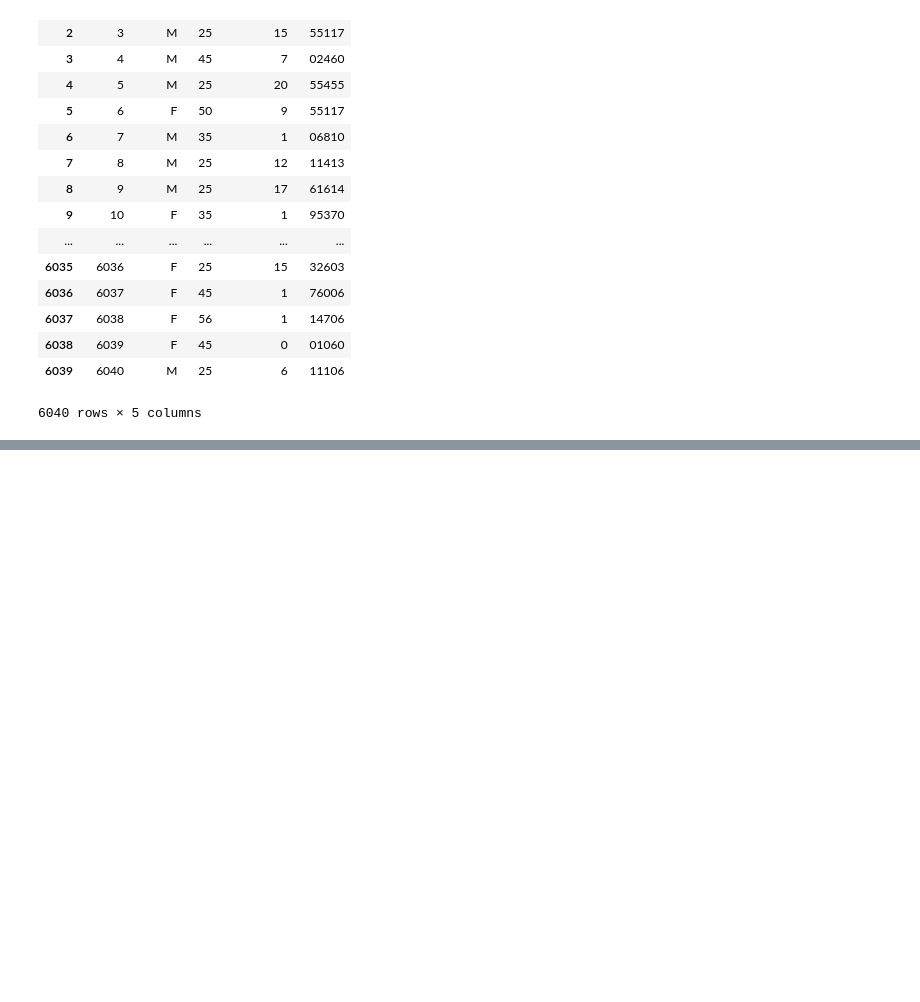
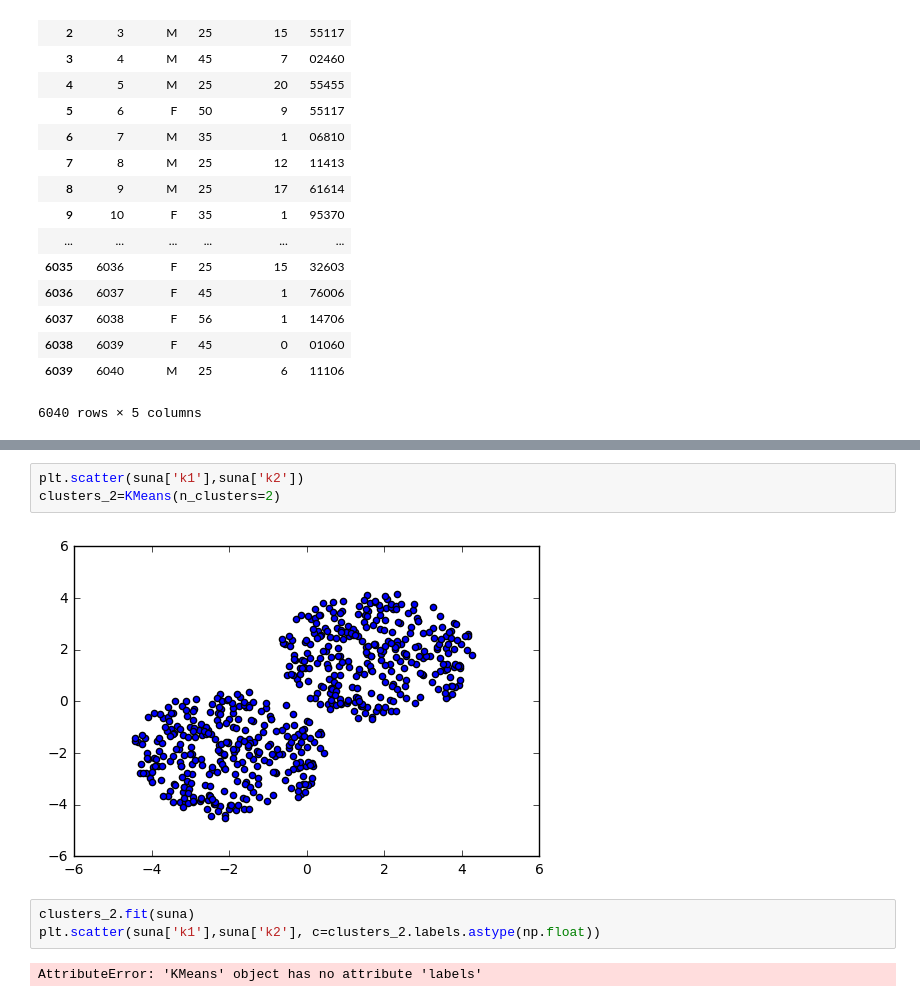
Before and after one commit to pratikkamle/Data-Science, a Jupyter notebook: Day2/suna.ipynb, the cells around one changed output, grey strips where cells are left out. Cells and saved outputs as stored; diff of their text form; blank space fills up the shorter version.

```diff
--- a/Day2/suna.ipynb
+++ b/Day2/suna.ipynb
@@ -187,0 +308,10 @@ df
+# %%
+plt.scatter(suna['k1'],suna['k2'])
+clusters_2=KMeans(n_clusters=2)
+# %% [output]
+[figure, added]
+# %%
+clusters_2.fit(suna)
+plt.scatter(suna['k1'],suna['k2'], c=clusters_2.labels.astype(np.float))
+# %% [output]
+AttributeError: 'KMeans' object has no attribute 'labels'
```
Also changed, not shown: parts of 23 cells of this notebook.
